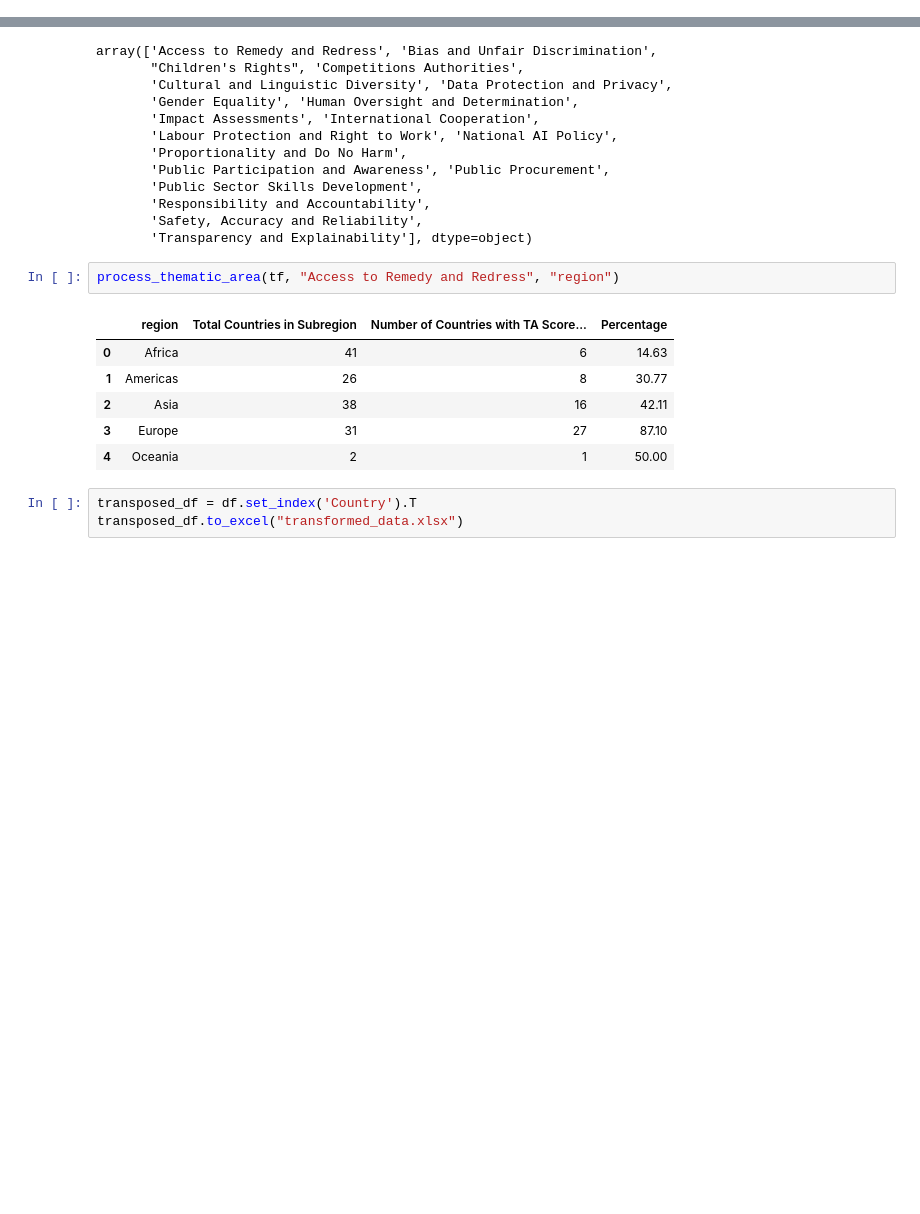
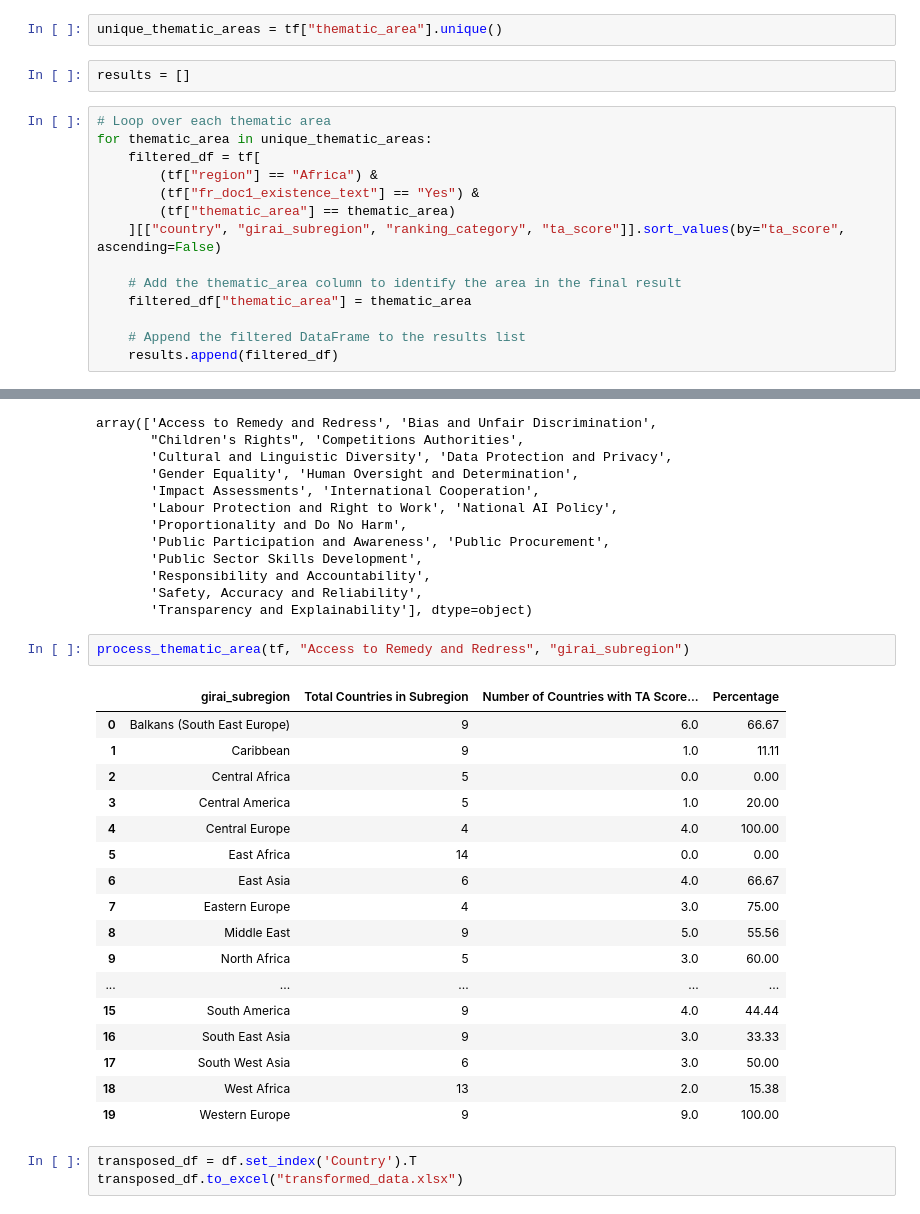
Before and after one commit to Segundev/girai_analysis, a Jupyter notebook: src/analysis.ipynb, the cells around one changed output, grey strips where cells are left out. Cells and saved outputs as stored; diff of their text form; blank space fills up the shorter version.

```diff
--- a/src/analysis.ipynb
+++ b/src/analysis.ipynb
@@ -23,0 +182,18 @@ cf = pd.merge(df, tf, on='country')
+# %%
+unique_thematic_areas = tf["thematic_area"].unique()
+# %%
+results = []
+# %%
+# Loop over each thematic area
+for thematic_area in unique_thematic_areas:
+    filtered_df = tf[
+        (tf["region"] == "Africa") &
+        (tf["fr_doc1_existence_text"] == "Yes") &
+        (tf["thematic_area"] == thematic_area)
+    ][["country", "girai_subregion", "ranking_category", "ta_score"]].sort_values(by="ta_score", ascending=False)
+
+    # Add the thematic_area column to identify the area in the final result
+    filtered_df["thematic_area"] = thematic_area
+
+    # Append the filtered DataFrame to the results list
+    results.append(filtered_df)
@@ -306,14 +580,25 @@ array(['Access to Remedy and Redress', 'Bias and Unfair Discrimination',
        'Safety, Accuracy and Reliability',
        'Transparency and Explainability'], dtype=object)
 # %%
-process_thematic_area(tf, "Access to Remedy and Redress", "region")
+process_thematic_area(tf, "Access to Remedy and Redress", "girai_subregion")
 # %% [output]
-|  | region | Total Countries in Subregion | Number of Countries with TA Score... | Percentage |
-| 0 | Africa | 41 | 6 | 14.63 |
-| 1 | Americas | 26 | 8 | 30.77 |
-| 2 | Asia | 38 | 16 | 42.11 |
-| 3 | Europe | 31 | 27 | 87.10 |
-| 4 | Oceania | 2 | 1 | 50.00 |
+|  | girai_subregion | Total Countries in Subregion | Number of Countries with TA Score... | Percentage |
+| 0 | Balkans (South East Europe) | 9 | 6.0 | 66.67 |
+| 1 | Caribbean | 9 | 1.0 | 11.11 |
+| 2 | Central Africa | 5 | 0.0 | 0.00 |
+| 3 | Central America | 5 | 1.0 | 20.00 |
+| 4 | Central Europe | 4 | 4.0 | 100.00 |
+| 5 | East Africa | 14 | 0.0 | 0.00 |
+| 6 | East Asia | 6 | 4.0 | 66.67 |
+| 7 | Eastern Europe | 4 | 3.0 | 75.00 |
+| 8 | Middle East | 9 | 5.0 | 55.56 |
+| 9 | North Africa | 5 | 3.0 | 60.00 |
+| ... | ... | ... | ... | ... |
+| 15 | South America | 9 | 4.0 | 44.44 |
+| 16 | South East Asia | 9 | 3.0 | 33.33 |
+| 17 | South West Asia | 6 | 3.0 | 50.00 |
+| 18 | West Africa | 13 | 2.0 | 15.38 |
+| 19 | Western Europe | 9 | 9.0 | 100.00 |
 # %%
 transposed_df = df.set_index('Country').T
 transposed_df.to_excel("transformed_data.xlsx")
```
Also changed, not shown: parts of 28 cells of this notebook.
